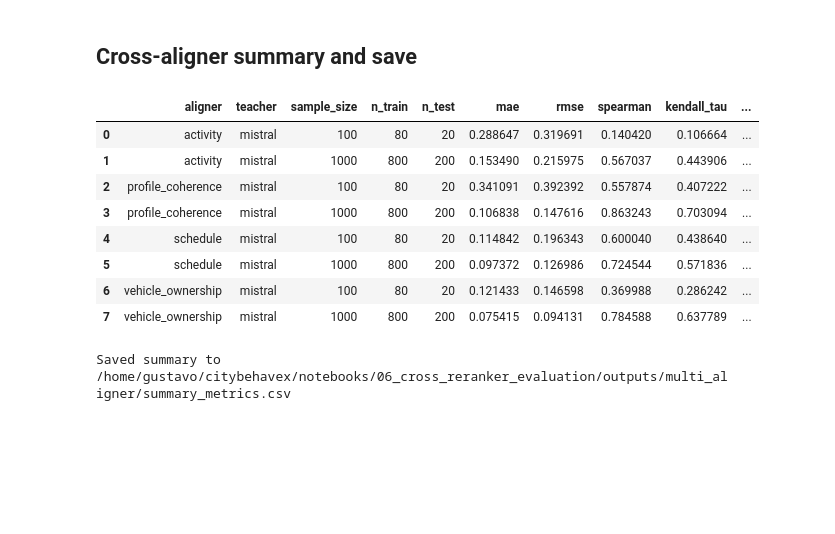
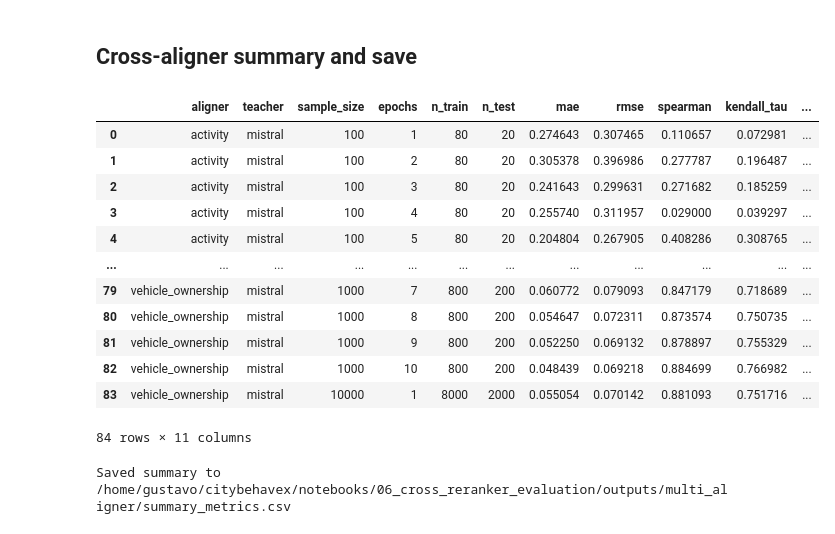
Before and after one commit to gefgu/citybehavex, a Jupyter notebook: notebooks/06_cross_reranker_evaluation/02_multi_aligner_sample_size_comparison.ipynb, the cells around one changed output. Cells and saved outputs as stored; diff of their text form; code cells hidden in the pictures; blank space fills up the shorter version.

```diff
--- a/notebooks/06_cross_reranker_evaluation/02_multi_aligner_sample_size_comparison.ipynb
+++ b/notebooks/06_cross_reranker_evaluation/02_multi_aligner_sample_size_comparison.ipynb
@@ -29,12 +30,14 @@ if not (repo_root / 'pyproject.toml').exists():
 
 DATA_ROOT = repo_root / 'data/eval/cross_encoders'
 RESULTS_PATH = DATA_ROOT / 'results.parquet'
+EPOCH_SWEEP_PATH = DATA_ROOT / 'epoch_sweep_mistral.parquet'
 OUTPUT_DIR = repo_root / 'notebooks/06_cross_reranker_evaluation/outputs/multi_aligner'
 OUTPUT_DIR.mkdir(parents=True, exist_ok=True)
 
 ALIGNERS = ['schedule', 'activity', 'vehicle_ownership', 'profile_coherence']
 SAMPLE_SIZES = [100, 1000, 10000]
 TEACHERS = ['qwen', 'mistral']
+PLOT_EPOCHS = [1, 5, 10]
 # %% [markdown]
 ## Coverage: which (aligner, teacher, sample_size) combos are done
 # %%
@@ -44,8 +47,23 @@ if not RESULTS_PATH.exists():
         '(once per teacher currently served at the sibling endpoint).'
     )
 
-results = pd.read_parquet(RESULTS_PATH)
-print(f'Loaded {len(results)} result rows.')
+results = pd.read_parquet(RESULTS_PATH).copy()
+# The original sample-size sweep trained for one epoch. The epoch sweep uses
+# identical cached Mistral labels and splits at n=100/1000, and supersedes its
+# epoch-1 rows so every plotted epoch comes from the same runner/environment.
+results['epochs'] = 1
+if EPOCH_SWEEP_PATH.exists():
+    epoch_results = pd.read_parquet(EPOCH_SWEEP_PATH)
+    replaced = (
+        results['teacher'].eq('mistral')
+        & results['sample_size'].isin(epoch_results['sample_size'].unique())
+        & results['aligner'].isin(epoch_results['aligner'].unique())
+    )
+    results = pd.concat([results.loc[~replaced], epoch_results], ignore_index=True, sort=False)
+    print(f'Loaded {len(epoch_results)} epoch-sweep rows from {EPOCH_SWEEP_PATH.name}.')
+else:
+    print(f'Epoch sweep not found at {EPOCH_SWEEP_PATH}; showing epoch-1 results only.')
+print(f'Loaded {len(results)} combined result rows.')
 
 coverage = pd.DataFrame(
     index=pd.MultiIndex.from_product([ALIGNERS, SAMPLE_SIZES], names=['aligner', 'sample_size']),
@@ -304,20 +401,24 @@ profile_coherence: need both teachers labeled at n=10000 to compare (missing one
 # %% [markdown]
 ## Cross-aligner summary and save
 # %%
-summary = results[['aligner', 'teacher', 'sample_size'] + METRIC_COLS].sort_values(
-    ['aligner', 'sample_size', 'teacher']
+summary = results[['aligner', 'teacher', 'sample_size', 'epochs'] + METRIC_COLS].sort_values(
+    ['aligner', 'sample_size', 'teacher', 'epochs']
 ).reset_index(drop=True)
 display(summary)
 summary.to_csv(OUTPUT_DIR / 'summary_metrics.csv', index=False)
 print(f'Saved summary to {OUTPUT_DIR / "summary_metrics.csv"}')
 # %% [output]
-|  | aligner | teacher | sample_size | n_train | n_test | mae | rmse | spearman | kendall_tau | ... |
-| 0 | activity | mistral | 100 | 80 | 20 | 0.288647 | 0.319691 | 0.140420 | 0.106664 | ... |
-| 1 | activity | mistral | 1000 | 800 | 200 | 0.153490 | 0.215975 | 0.567037 | 0.443906 | ... |
-| 2 | profile_coherence | mistral | 100 | 80 | 20 | 0.341091 | 0.392392 | 0.557874 | 0.407222 | ... |
-| 3 | profile_coherence | mistral | 1000 | 800 | 200 | 0.106838 | 0.147616 | 0.863243 | 0.703094 | ... |
-| 4 | schedule | mistral | 100 | 80 | 20 | 0.114842 | 0.196343 | 0.600040 | 0.438640 | ... |
-| 5 | schedule | mistral | 1000 | 800 | 200 | 0.097372 | 0.126986 | 0.724544 | 0.571836 | ... |
-| 6 | vehicle_ownership | mistral | 100 | 80 | 20 | 0.121433 | 0.146598 | 0.369988 | 0.286242 | ... |
-| 7 | vehicle_ownership | mistral | 1000 | 800 | 200 | 0.075415 | 0.094131 | 0.784588 | 0.637789 | ... |
+|  | aligner | teacher | sample_size | epochs | n_train | n_test | mae | rmse | spearman | kendall_tau | ... |
+| 0 | activity | mistral | 100 | 1 | 80 | 20 | 0.274643 | 0.307465 | 0.110657 | 0.072981 | ... |
+| 1 | activity | mistral | 100 | 2 | 80 | 20 | 0.305378 | 0.396986 | 0.277787 | 0.196487 | ... |
+| 2 | activity | mistral | 100 | 3 | 80 | 20 | 0.241643 | 0.299631 | 0.271682 | 0.185259 | ... |
+| 3 | activity | mistral | 100 | 4 | 80 | 20 | 0.255740 | 0.311957 | 0.029000 | 0.039297 | ... |
+| 4 | activity | mistral | 100 | 5 | 80 | 20 | 0.204804 | 0.267905 | 0.408286 | 0.308765 | ... |
+| ... | ... | ... | ... | ... | ... | ... | ... | ... | ... | ... | ... |
+| 79 | vehicle_ownership | mistral | 1000 | 7 | 800 | 200 | 0.060772 | 0.079093 | 0.847179 | 0.718689 | ... |
+| 80 | vehicle_ownership | mistral | 1000 | 8 | 800 | 200 | 0.054647 | 0.072311 | 0.873574 | 0.750735 | ... |
+| 81 | vehicle_ownership | mistral | 1000 | 9 | 800 | 200 | 0.052250 | 0.069132 | 0.878897 | 0.755329 | ... |
+| 82 | vehicle_ownership | mistral | 1000 | 10 | 800 | 200 | 0.048439 | 0.069218 | 0.884699 | 0.766982 | ... |
+| 83 | vehicle_ownership | mistral | 10000 | 1 | 8000 | 2000 | 0.055054 | 0.070142 | 0.881093 | 0.751716 | ... |
-Saved summary to /home/gustavo/citybehavex/notebooks/06_cross_reranker_evaluation/outputs/multi_aligner/summary_metrics.csv
+84 rows × 11 columns
+Saved summary to /home/gustavo/citybehavex/notebooks/06_cross_reranker_evaluation/outputs/multi_aligner/summary_metrics.csv
```
Also changed, not shown: parts of 6 cells of this notebook, 3 other files.
